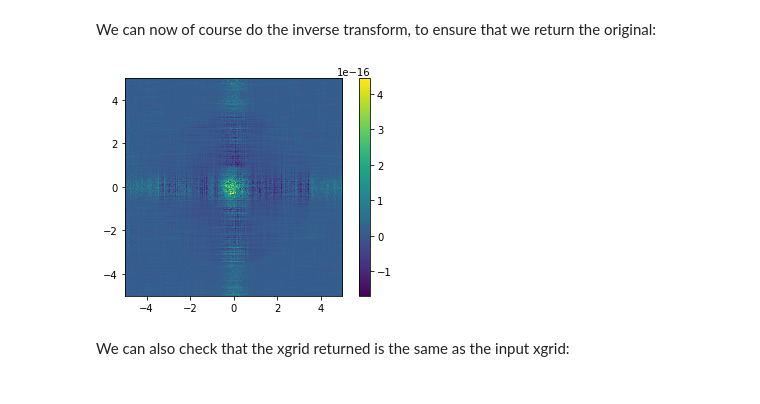
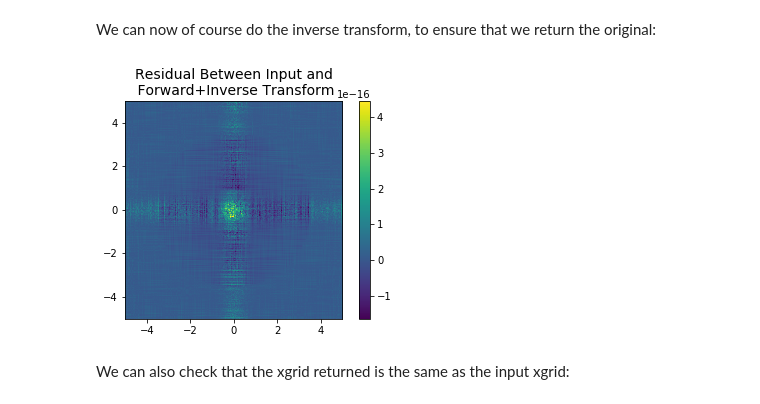
Before and after one commit to steven-murray/powerbox, a Jupyter notebook: docs/demos/dft.ipynb, the cells around one changed output. Drawn from its saved outputs; the diff is of its cells as text; code cells hidden in the pictures.

```diff
--- a/docs/demos/dft.ipynb
+++ b/docs/demos/dft.ipynb
@@ -65,12 +69,13 @@ We can now of course do the inverse transform, to ensure that we return the orig
 # %%
 x_field, x_, rx = ifft(k_field, L = L,   # Note we can pass L=L, or Lk as the extent of the k-space grid.
                        ret_cubegrid=True)
 
 plt.imshow(np.abs(x_field)-field,extent=(x.min(),x.max(),x.min(),x.max()))
+plt.title("Residual Between Input and\n Forward+Inverse Transform", fontsize=14)
 plt.colorbar()
-plt.show()
+plt.show();
 # %% [output]
-[figure, old version]
+[figure, new version]
 # %% [markdown]
 We can also check that the xgrid returned is the same as the input xgrid:
 # %%
```
Also changed, not shown: parts of 9 cells of this notebook, 15 other files.
